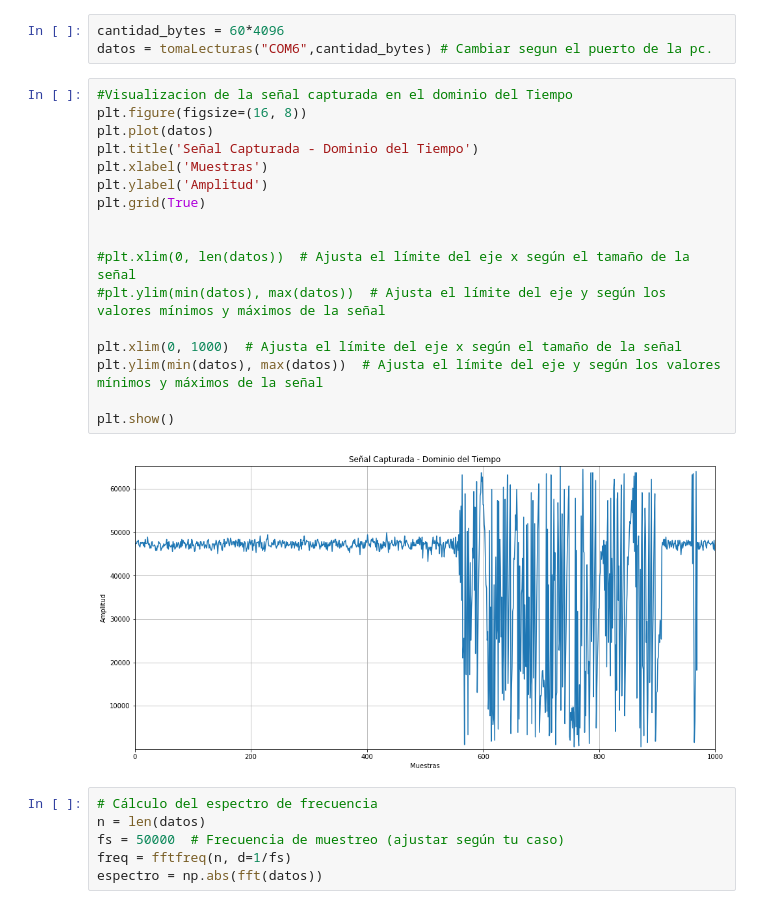
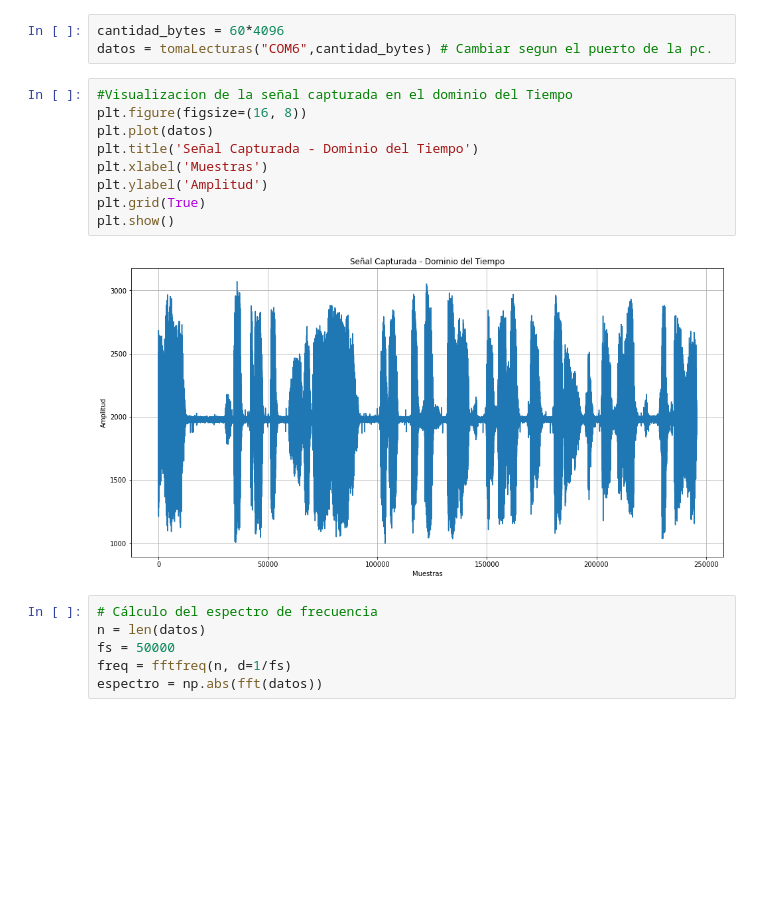
Before and after one commit to facundorosales96/TP_BLUEPILL_EAL, a Jupyter notebook: captura_datos.ipynb, the cells around one changed output. Saved outputs shown, nothing was run; the diff lists cells and outputs as text; blank space fills up the shorter version.

```diff
--- a/captura_datos.ipynb
+++ b/captura_datos.ipynb
@@ -41,26 +41,18 @@ datos = tomaLecturas("COM6",cantidad_bytes) # Cambiar segun el puerto de la pc.
 # %%
 #Visualizacion de la señal capturada en el dominio del Tiempo
 plt.figure(figsize=(16, 8))
 plt.plot(datos)
 plt.title('Señal Capturada - Dominio del Tiempo')
 plt.xlabel('Muestras')
 plt.ylabel('Amplitud')
 plt.grid(True)
-
-
-#plt.xlim(0, len(datos))  # Ajusta el límite del eje x según el tamaño de la señal
-#plt.ylim(min(datos), max(datos))  # Ajusta el límite del eje y según los valores mínimos y máximos de la señal
-
-plt.xlim(0, 1000)  # Ajusta el límite del eje x según el tamaño de la señal
-plt.ylim(min(datos), max(datos))  # Ajusta el límite del eje y según los valores mínimos y máximos de la señal
-
 plt.show()
 # %% [output]
-[figure, old version]
+[figure, new version]
 # %%
 # Cálculo del espectro de frecuencia
 n = len(datos)
-fs = 50000  # Frecuencia de muestreo (ajustar según tu caso)
+fs = 50000
 freq = fftfreq(n, d=1/fs)
 espectro = np.abs(fft(datos))
 # %%
```
Also changed, not shown: parts of 1 cell of this notebook, 3 other files.
